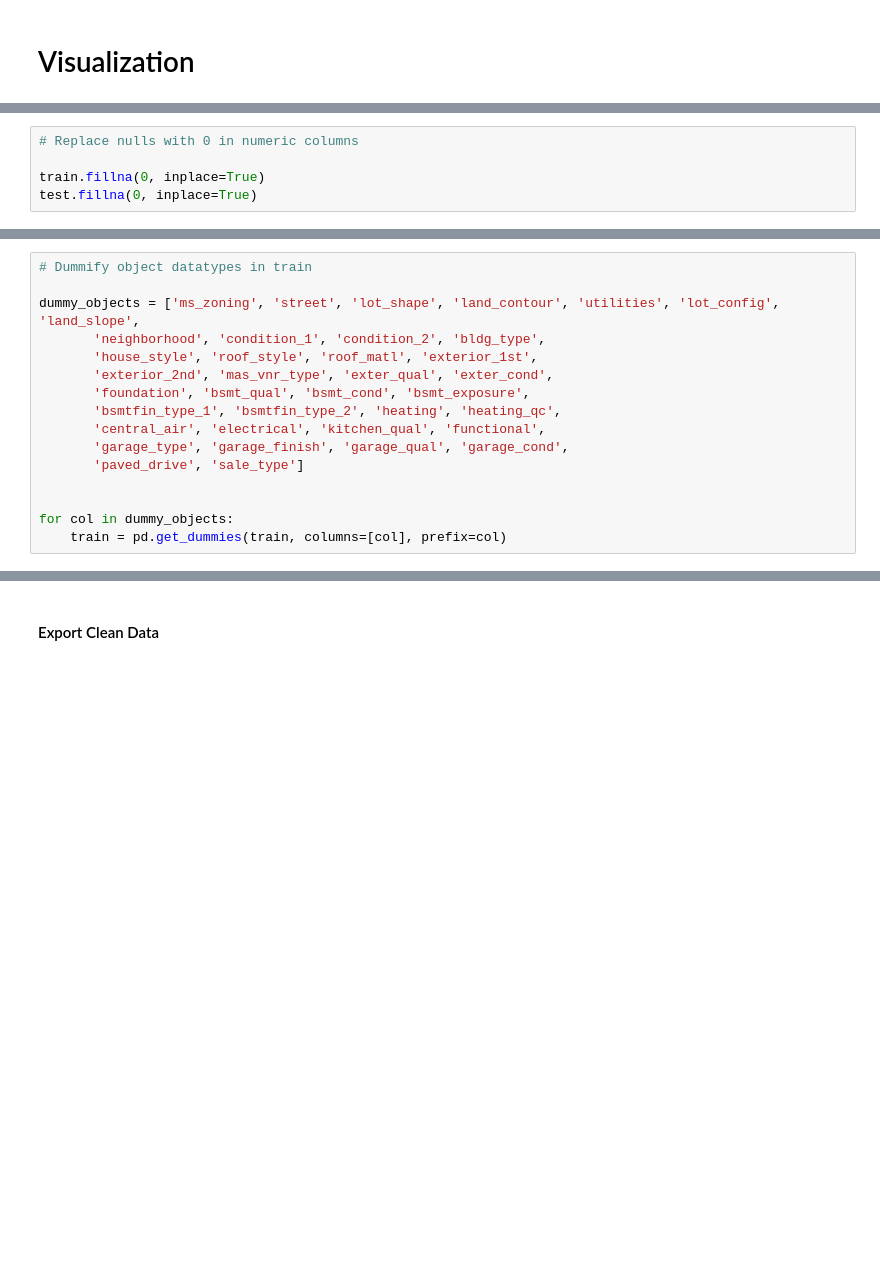
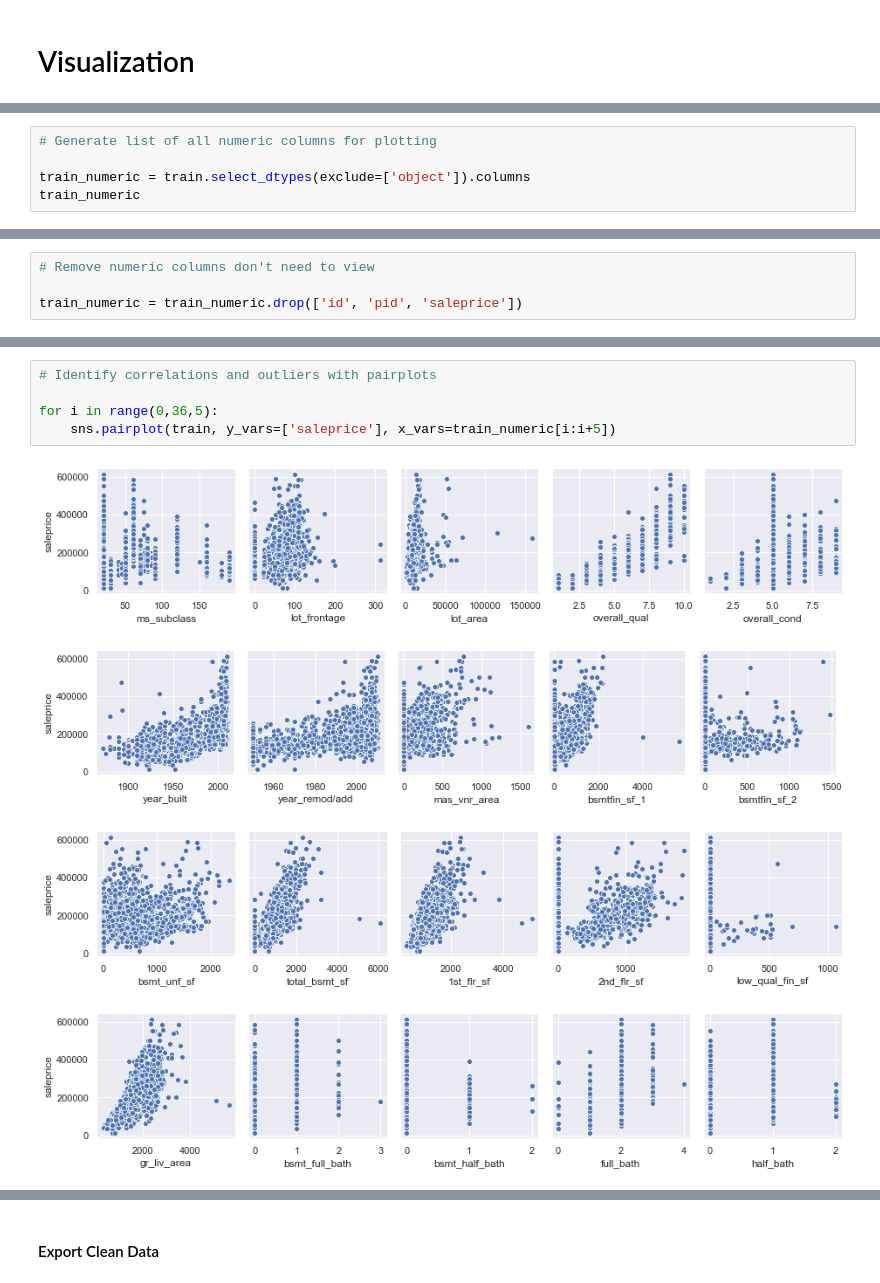
Before and after one commit to JonnaPander/Housing_Prices_Ames_Iowa, a Jupyter notebook: code/01_EDA_Cleaning.ipynb, the cells around one changed output, grey strips where cells are left out. Cells and saved outputs as stored; diff of their text form; blank space fills up the shorter version.

```diff
--- a/code/01_EDA_Cleaning.ipynb
+++ b/code/01_EDA_Cleaning.ipynb
@@ -698,5 +418,0 @@ dtype: int64
-# %%
-# Replace nulls with 0 in numeric columns
-
-train.fillna(0, inplace=True)
-test.fillna(0, inplace=True)
@@ -756,16 +418,0 @@ Index(['ms_zoning', 'street', 'lot_shape', 'land_contour', 'utilities',
-# %%
-# Dummify object datatypes in train
-
-dummy_objects = ['ms_zoning', 'street', 'lot_shape', 'land_contour', 'utilities', 'lot_config', 'land_slope',
-       'neighborhood', 'condition_1', 'condition_2', 'bldg_type',
-       'house_style', 'roof_style', 'roof_matl', 'exterior_1st',
-       'exterior_2nd', 'mas_vnr_type', 'exter_qual', 'exter_cond',
-       'foundation', 'bsmt_qual', 'bsmt_cond', 'bsmt_exposure',
-       'bsmtfin_type_1', 'bsmtfin_type_2', 'heating', 'heating_qc',
-       'central_air', 'electrical', 'kitchen_qual', 'functional',
-       'garage_type', 'garage_finish', 'garage_qual', 'garage_cond',
-       'paved_drive', 'sale_type']
-
-
-for col in dummy_objects:
-    train = pd.get_dummies(train, columns=[col], prefix=col)
@@ -793,0 +419,5 @@ test.shape
+# %%
+# Generate list of all numeric columns for plotting
+
+train_numeric = train.select_dtypes(exclude=['object']).columns
+train_numeric
@@ -793,0 +435,4 @@ test.shape
+# %%
+# Remove numeric columns don't need to view
+
+train_numeric = train_numeric.drop(['id', 'pid', 'saleprice'])
@@ -793,0 +456,10 @@ test.shape
+# %%
+# Identify correlations and outliers with pairplots
+
+for i in range(0,36,5):
+    sns.pairplot(train, y_vars=['saleprice'], x_vars=train_numeric[i:i+5])
+# %% [output]
+[figure, added]
+[figure, added]
+[figure, added]
+[figure, added]
```
Also changed, not shown: parts of 114 cells of this notebook, 4 other files.
